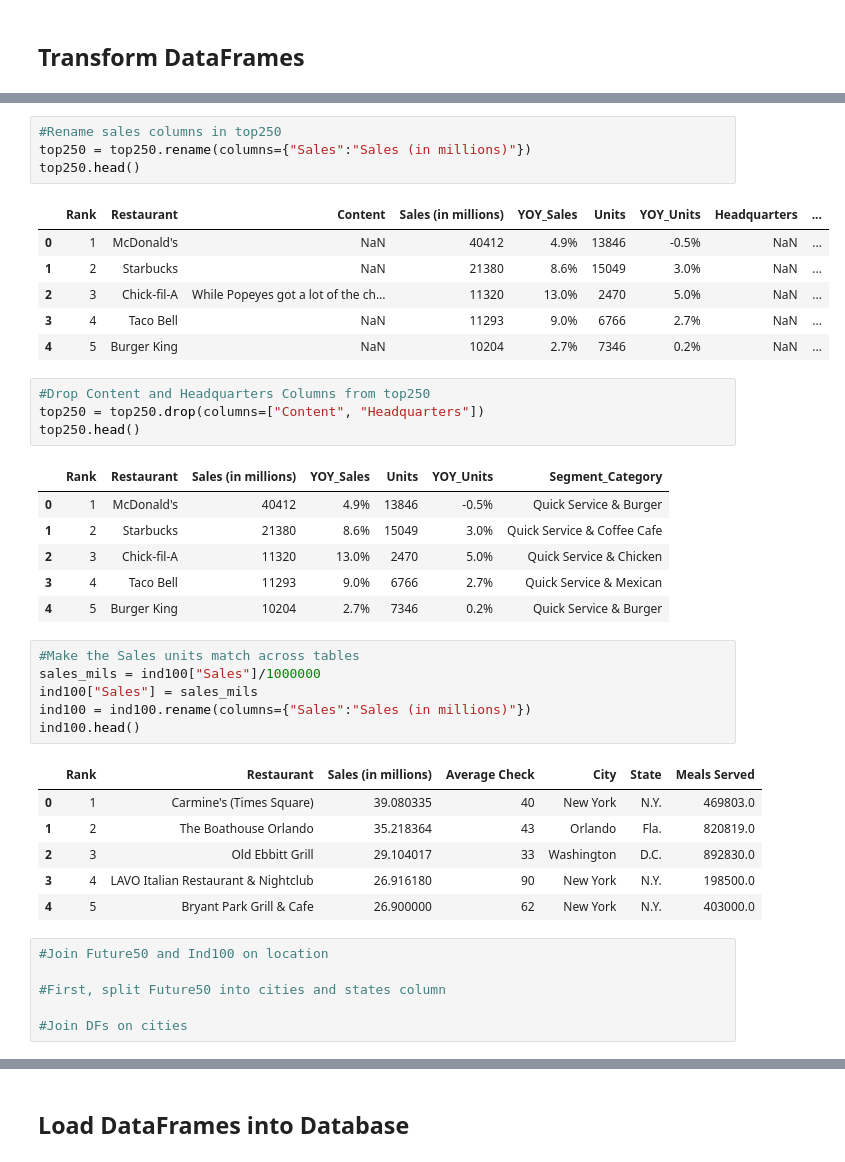
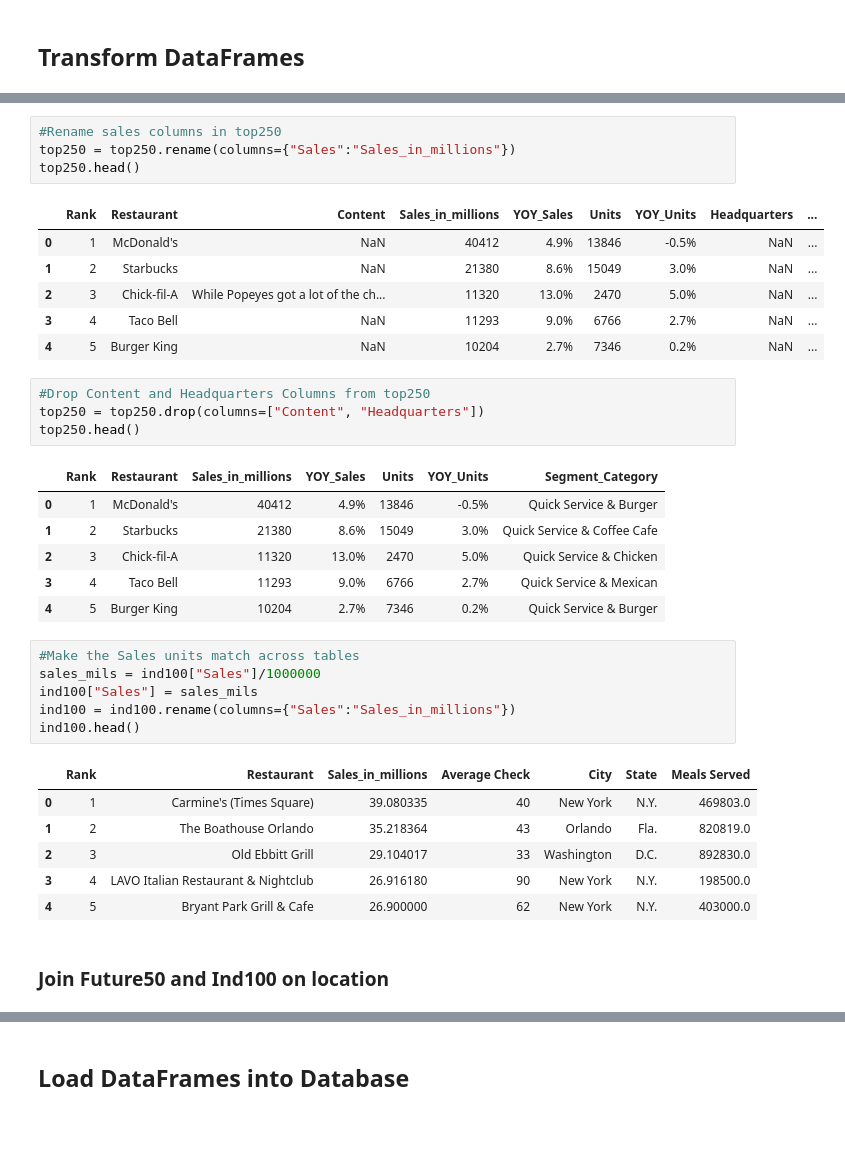
Before and after one commit to halpeter/ETL-Project, a Jupyter notebook: etl.ipynb, the cells around one changed output, grey strips where cells are left out. Cells and saved outputs as stored; diff of their text form; blank space fills up the shorter version.

```diff
--- a/etl.ipynb
+++ b/etl.ipynb
@@ -57,10 +57,10 @@ future50.head()
 | 4 | 5 | Pokeworks | Irvine, Calif. | 49 | 77.1% | 50 | 56.3% | 1210 | ... |
 # %%
 #Rename sales columns in top250
-top250 = top250.rename(columns={"Sales":"Sales (in millions)"})
+top250 = top250.rename(columns={"Sales":"Sales_in_millions"})
 top250.head()
 # %% [output]
-|  | Rank | Restaurant | Content | Sales (in millions) | YOY_Sales | Units | YOY_Units | Headquarters | ... |
+|  | Rank | Restaurant | Content | Sales_in_millions | YOY_Sales | Units | YOY_Units | Headquarters | ... |
 | 0 | 1 | McDonald's | NaN | 40412 | 4.9% | 13846 | -0.5% | NaN | ... |
 | 1 | 2 | Starbucks | NaN | 21380 | 8.6% | 15049 | 3.0% | NaN | ... |
 | 2 | 3 | Chick-fil-A | While Popeyes got a lot of the ch... | 11320 | 13.0% | 2470 | 5.0% | NaN | ... |
@@ -71,7 +71,7 @@ top250.head()
 top250 = top250.drop(columns=["Content", "Headquarters"])
 top250.head()
 # %% [output]
-|  | Rank | Restaurant | Sales (in millions) | YOY_Sales | Units | YOY_Units | Segment_Category |
+|  | Rank | Restaurant | Sales_in_millions | YOY_Sales | Units | YOY_Units | Segment_Category |
 | 0 | 1 | McDonald's | 40412 | 4.9% | 13846 | -0.5% | Quick Service & Burger |
 | 1 | 2 | Starbucks | 21380 | 8.6% | 15049 | 3.0% | Quick Service & Coffee Cafe |
 | 2 | 3 | Chick-fil-A | 11320 | 13.0% | 2470 | 5.0% | Quick Service & Chicken |
@@ -81,21 +81,17 @@ top250.head()
 #Make the Sales units match across tables
 sales_mils = ind100["Sales"]/1000000
 ind100["Sales"] = sales_mils
-ind100 = ind100.rename(columns={"Sales":"Sales (in millions)"})
+ind100 = ind100.rename(columns={"Sales":"Sales_in_millions"})
 ind100.head()
 # %% [output]
-|  | Rank | Restaurant | Sales (in millions) | Average Check | City | State | Meals Served |
+|  | Rank | Restaurant | Sales_in_millions | Average Check | City | State | Meals Served |
 | 0 | 1 | Carmine's (Times Square) | 39.080335 | 40 | New York | N.Y. | 469803.0 |
 | 1 | 2 | The Boathouse Orlando | 35.218364 | 43 | Orlando | Fla. | 820819.0 |
 | 2 | 3 | Old Ebbitt Grill | 29.104017 | 33 | Washington | D.C. | 892830.0 |
 | 3 | 4 | LAVO Italian Restaurant & Nightclub | 26.916180 | 90 | New York | N.Y. | 198500.0 |
 | 4 | 5 | Bryant Park Grill & Cafe | 26.900000 | 62 | New York | N.Y. | 403000.0 |
-# %%
-#Join Future50 and Ind100 on location
-
-#First, split Future50 into cities and states column
-
-#Join DFs on cities
+# %% [markdown]
+### Join Future50 and Ind100 on location
 # %%
 # Aggregate Ind100 by summing (sales or meals) to find overall top
 
```
Also changed, not shown: parts of 16 cells of this notebook.
